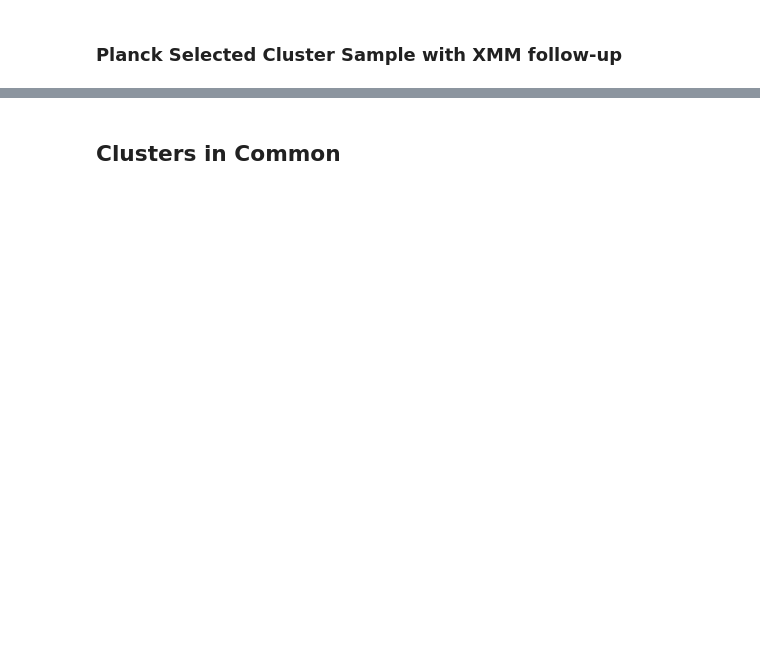
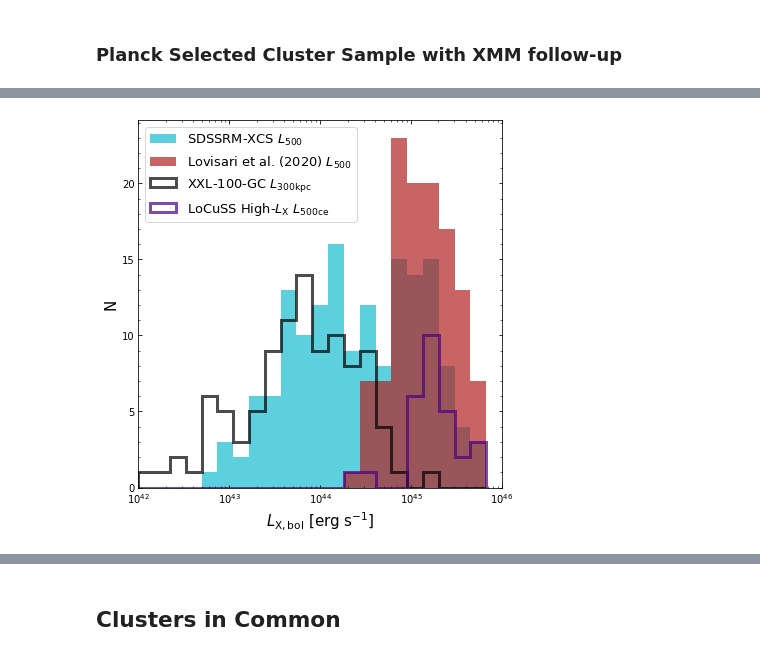
Before and after one commit to DavidT3/XCS-Mass-Paper-I-Analysis, a Jupyter notebook: sample_properties.ipynb, the cells around one changed output, grey strips where cells are left out. Cells and saved outputs as stored; diff of their text form; code cells hidden in the pictures; blank space fills up the shorter version.

```diff
--- a/sample_properties.ipynb
+++ b/sample_properties.ipynb
@@ -132,0 +277,28 @@ lovisari.head(10)
+# %%
+l_bins = np.logspace(42, 46, 23, endpoint=False)
+# %%
+plt.figure(figsize=(6, 6))
+plt.minorticks_on()
+plt.tick_params(which='both', direction='in', top=True, right=True)
+
+plt.hist(xcs3p['Lx'].values*1e+44, bins=l_bins, color=xcs3p_colour, alpha=0.7, histtype='stepfilled',
+         label=r"SDSSRM-XCS $L_{500}$", linewidth=3)
+plt.hist(lovisari['Lxbol'].values*1e+44, bins=l_bins, color=lovisari_colour, alpha=0.7, histtype='stepfilled',
+         label=r"Lovisari et al. (2020) $L_{500}$", linewidth=3)
+plt.hist(xxlgc100['Lbol500MT'].values*1e+43, bins=l_bins, color=xxlgc100_colour, alpha=0.7, histtype='step',
+         label=r"XXL-100-GC $L_{300 \rm{kpc}}$", linewidth=3)
+plt.hist(locuss['x_Lxbol'].values*1e+44, bins=l_bins, color=locuss_colour, alpha=0.7, histtype='step',
+         label=r"LoCuSS High-$L_{\rm{X}}$ $L_{500\rm{ce}}$", linewidth=3)
+
+plt.ylabel("N", fontsize=15)
+plt.xlabel(r"$L_{\rm{X, bol}}$ [erg s$^{-1}$]", fontsize=15)
+
+plt.xlim(1e+42, 1e+46)
+plt.xscale('log')
+plt.legend(fontsize=13, loc=2)
+plt.tight_layout()
+
+plt.savefig("non_paper_figures/samps_ldist.pdf")
+plt.show()
+# %% [output]
+[figure, added]
```
Also changed, not shown: parts of 47 cells of this notebook, 4 other files.
